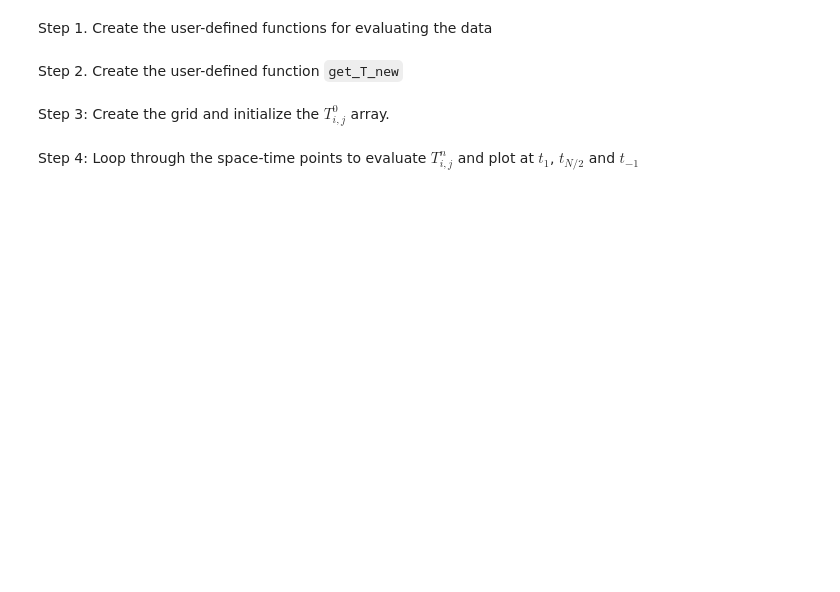
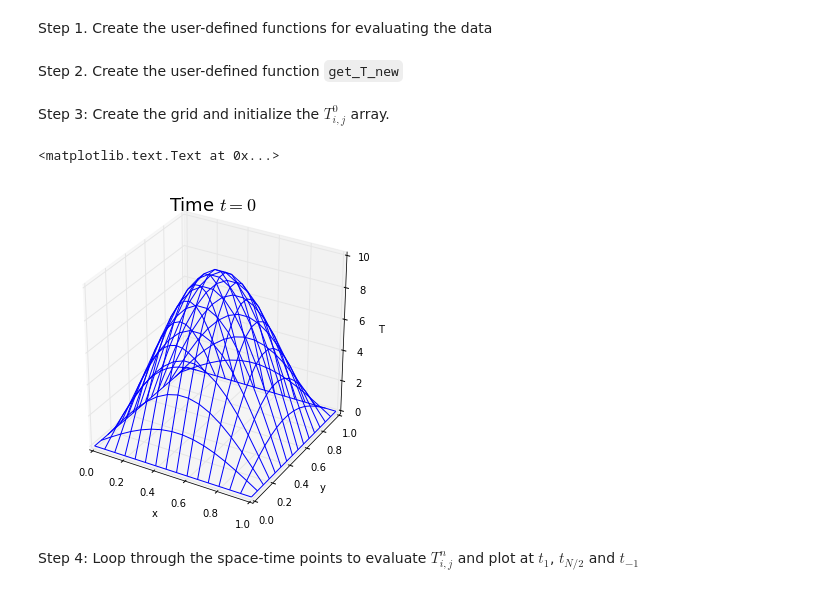
Before and after one commit to variscarey/CCM-Intro-to-SC, a Jupyter notebook: Exercise_Solutions/CCM Tutorial, Lecture II.ipynb, the cells around one changed output. Saved outputs shown, nothing was run; the diff lists cells and outputs as text; code cells hidden in the pictures; blank space fills up the shorter version.

```diff
--- a/Exercise_Solutions/CCM Tutorial, Lecture II.ipynb
+++ b/Exercise_Solutions/CCM Tutorial, Lecture II.ipynb
@@ -423,29 +423,33 @@ def get_T_new( i, j, T_old, f_val, g_val, M_x, M_y, N, alpha_x = 1/(2*np.pi**2),
 # %% [markdown]
 Step 3: Create the grid and initialize the $T_{i,j}^0$ array.
 # %%
-M_x = 5
-M_y = 5
-N = int(np.log(10)*M_x**2)
+M_x = 15
+M_y = 15
+N = 10
+#N = int(np.log(10)*M_x**2)
 
 x = np.linspace(0,1,M_x+1)
 y = np.linspace(0,1,M_y+1)
 t = np.linspace(0,np.log(10),N+1)
 x, y, t = np.meshgrid(x,y,t,indexing="xy")
 
 T = 0*x #initialize T array
 for i in range(0,M_x+1):
     for j in range(0,M_y+1):
         T[j,i,0] = eval_h(x[j,i,0],y[j,i,0])
 
 fig = plt.figure(1, figsize=(6,6))
 
 ax1 = fig.add_subplot(1, 1, 1, projection='3d')
 ax1.plot_wireframe(x[:,:,0], y[:,:,0], T[:,:,0])
 ax1.set_xlabel('x')
 ax1.set_ylabel('y')
 ax1.set_zlabel('T')
 ax1.set_zlim([0,10])
 ax1.set_title('Time $t=0$', fontsize=18)
+# %% [output]
+<matplotlib.text.Text at 0x...>
+[figure, added]
 # %% [markdown]
 Step 4: Loop through the space-time points to evaluate $T_{i,j}^n$ and plot at $t_1$, $t_{N/2}$ and $t_{-1}$
 # %%
```
Also changed, not shown: parts of 2 cells of this notebook, 3 other files.
